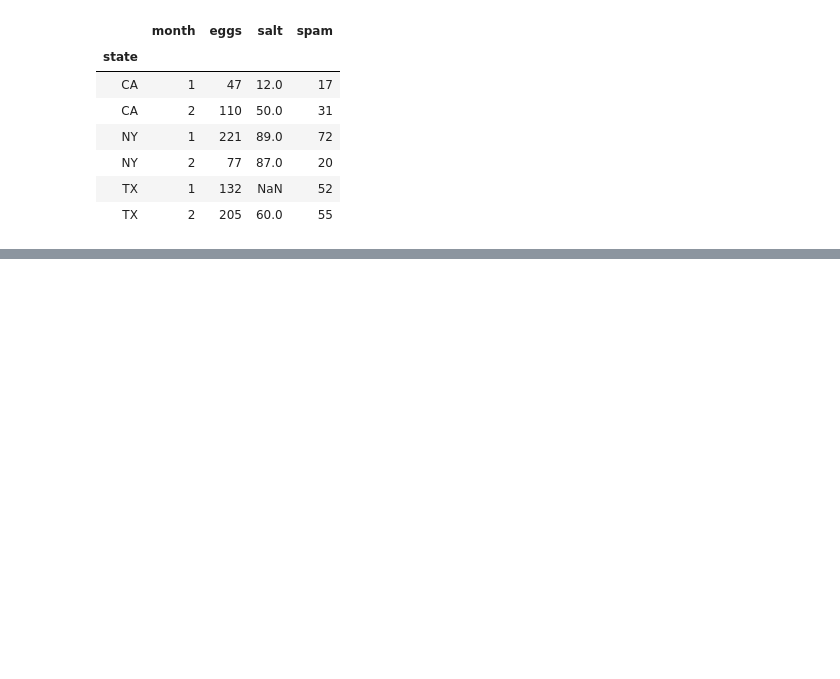
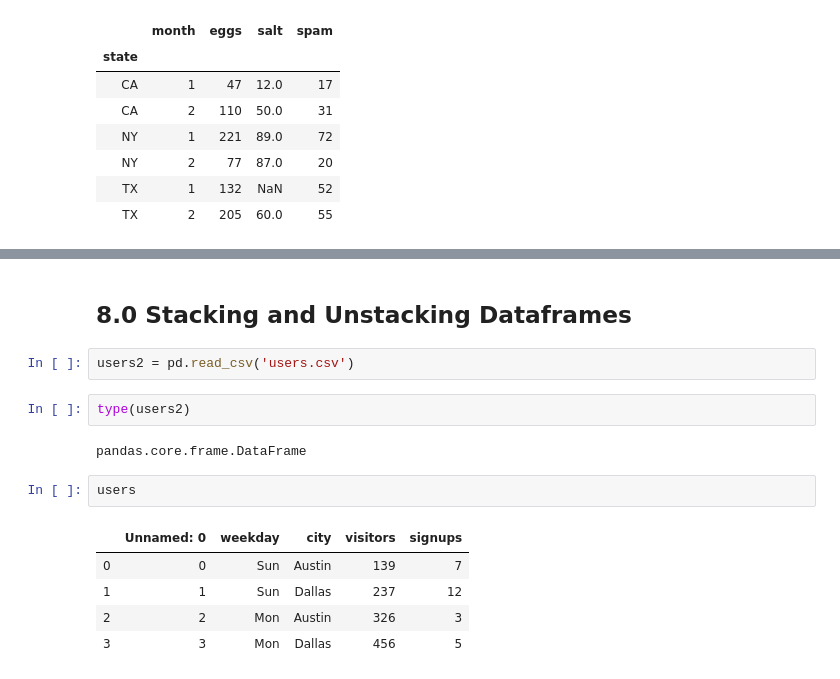
Before and after one commit to afminmax/DC-Data-Scientist-Lessons, a Jupyter notebook: 9-Dataframes with Pandas/df-pandas-1.ipynb, the cells around one changed output, grey strips where cells are left out. Cells and saved outputs as stored; diff of their text form; blank space fills up the shorter version.

Commit message:
added stack-unstack

```diff
--- a/9-Dataframes with Pandas/df-pandas-1.ipynb
+++ b/9-Dataframes with Pandas/df-pandas-1.ipynb
@@ -359,0 +400,16 @@ sales2
+# %% [markdown]
+## 8.0 Stacking and Unstacking Dataframes
+# %%
+users2 = pd.read_csv('users.csv')
+# %%
+type(users2)
+# %% [output]
+pandas.core.frame.DataFrame
+# %%
+users
+# %% [output]
+|  | Unnamed: 0 | weekday | city | visitors | signups |
+| 0 | 0 | Sun | Austin | 139 | 7 |
+| 1 | 1 | Sun | Dallas | 237 | 12 |
+| 2 | 2 | Mon | Austin | 326 | 3 |
+| 3 | 3 | Mon | Dallas | 456 | 5 |
```
Also changed, not shown: parts of 24 cells of this notebook.
